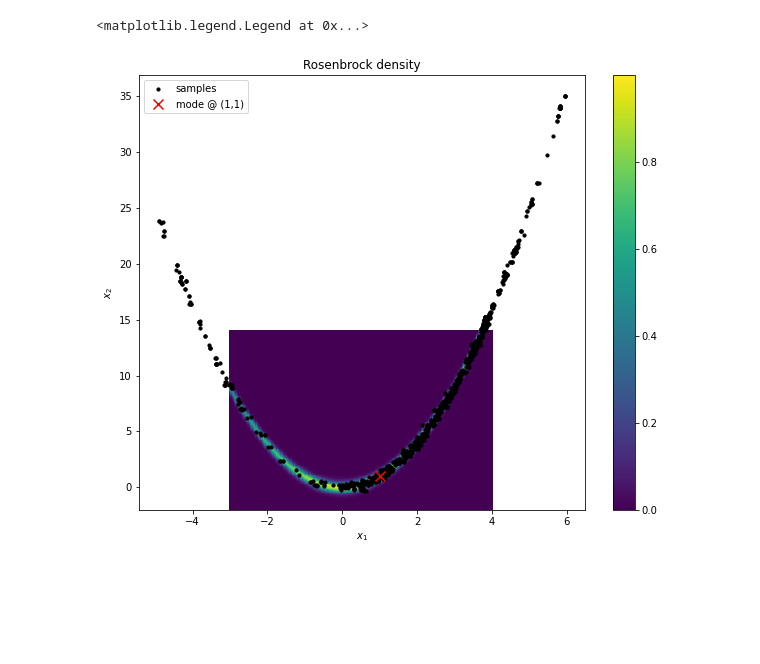
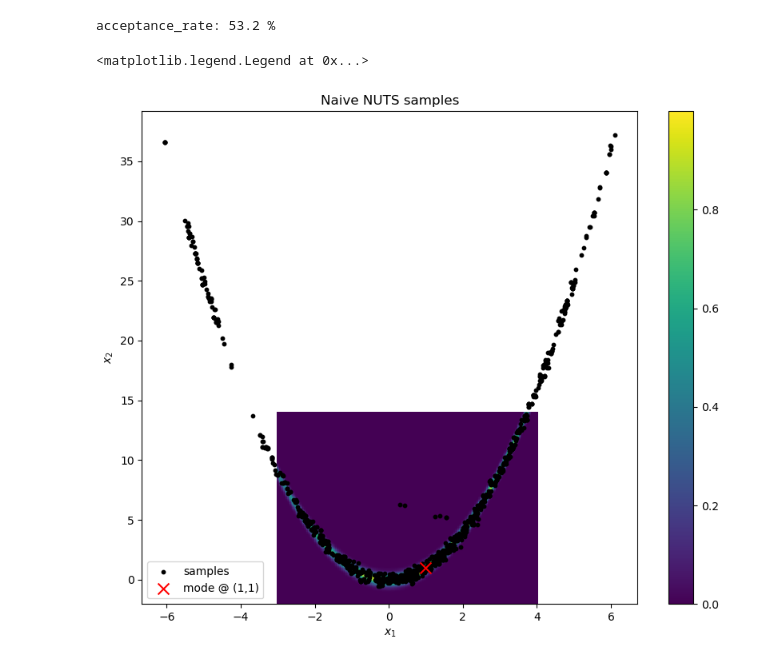
Before and after one commit to Mathis-A/No-U-Turn-Sampler, a Jupyter notebook: rosenbrock.ipynb, the cells around one changed output. Drawn from its saved outputs; the diff is of its cells as text; code cells hidden in the pictures; blank space fills up the shorter version.

```diff
--- a/rosenbrock.ipynb
+++ b/rosenbrock.ipynb
@@ -36,11 +39,11 @@ ax.legend()
 # %%
 # Run samplers on rosenbrock
 def logp_param(x, a, b):
-    return -((a-x[0])**2. + b*(x[1]-x[0]**2.)**2.)/20.
+    return -((a-x[0])**2 + b*(x[1]-x[0]**2)**2)/20.
 
 def grad_logp_param(x, a, b):
-    return np.array([a-x[0] + 2.*b*x[0]*(x[1]-x[0]**2.),
-                     b*(x[1]-x[0]**2.)]) / 10.
+    return np.array([a-x[0] + 2*b*x[0]*(x[1]-x[0]**2),
+                     -b*(x[1]-x[0]**2)]) / 10.
 
 # with following parameters:
 a,b = 1, 100  # for the distribution
@@ -91,35 +142,40 @@ acceptance_rate: 31.3 %
+# %%
+print(f'acceptance_rate: {np.round(100*(1-sampler.reject / 1000),2)} %')
+# %% [output]
+acceptance_rate: 53.2 %
 # %%
 # Naive NUTS
 # Run and plot 1000 iterations
-import warnings
-warnings.filterwarnings('ignore')
+
 eps = 0.05  # sampler
-seed = 1
+seed = 0
 sampler = NaiveNUTS(eps=eps,
                     logp=logp, grad_logp=grad_logp,
                     num_iterations=1000,
                     seed=seed)
-thetas = np.array(sampler.run(np.array([0., 0.])))
+rng = np.random.RandomState(seed=seed)
+theta0 = rng.uniform([-3, -3], [3, 10])
+thetas = np.array(sampler.run(theta0))
 
 n_points = 200
 x1 = np.linspace(-3, 4, n_points)
 x2 = np.linspace(-2, 14, n_points)
 X = np.meshgrid(x1,x2)
 Y = p(X)
 
 fig, ax = plt.subplots(figsize=(10,8))
 c = ax.pcolor(X[0], X[1], Y)
 fig.colorbar(c)
 ax.scatter(thetas[:,0], thetas[:,1], label='samples', c='black', s=10)
 ax.scatter([1], [1], c='red', marker='x', s=100, label='mode @ (1,1)')
 ax.set_xlabel('$x_1$')
 ax.set_ylabel('$x_2$')
-ax.set_title('Rosenbrock density')
+ax.set_title('Naive NUTS samples')
 ax.legend()
 # fig.show()
 # %% [output]
 <matplotlib.legend.Legend at 0x...>
-[figure, old version]
+[figure, new version]
 # %%
 # Efficient NUTS
 # Run and plot 1000 iterations
```
Also changed, not shown: parts of 10 cells of this notebook, 3 other files.
